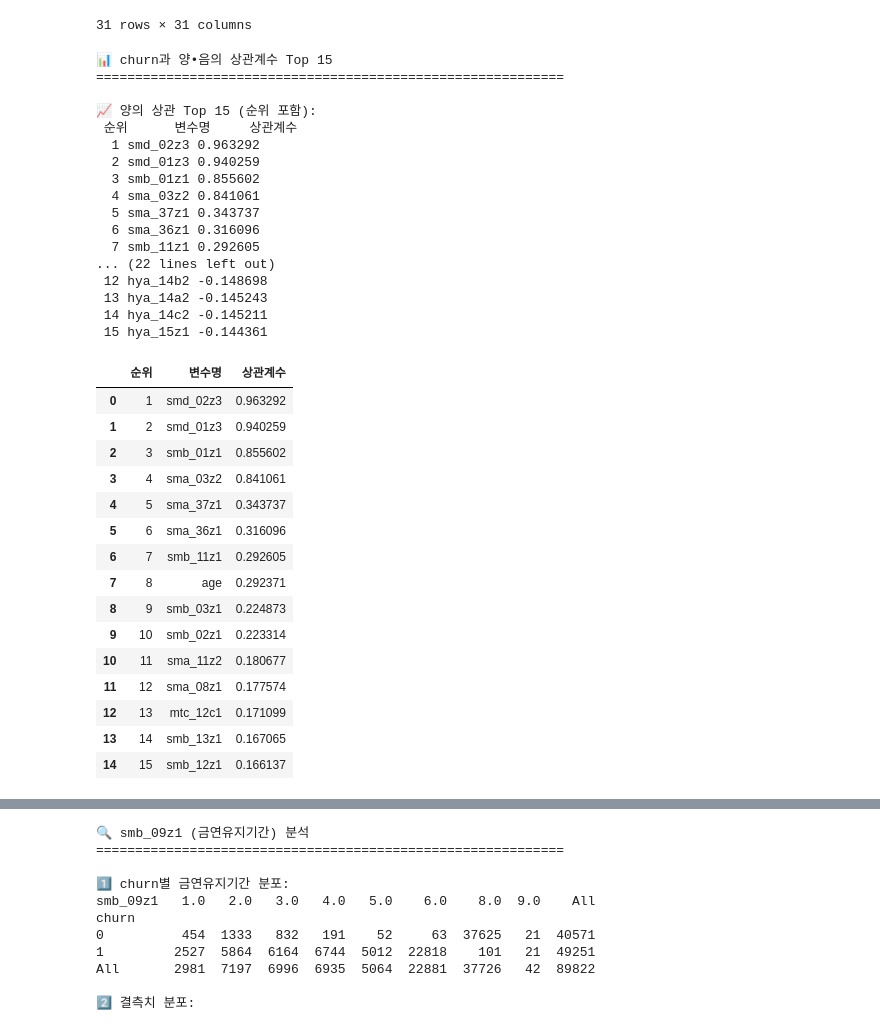
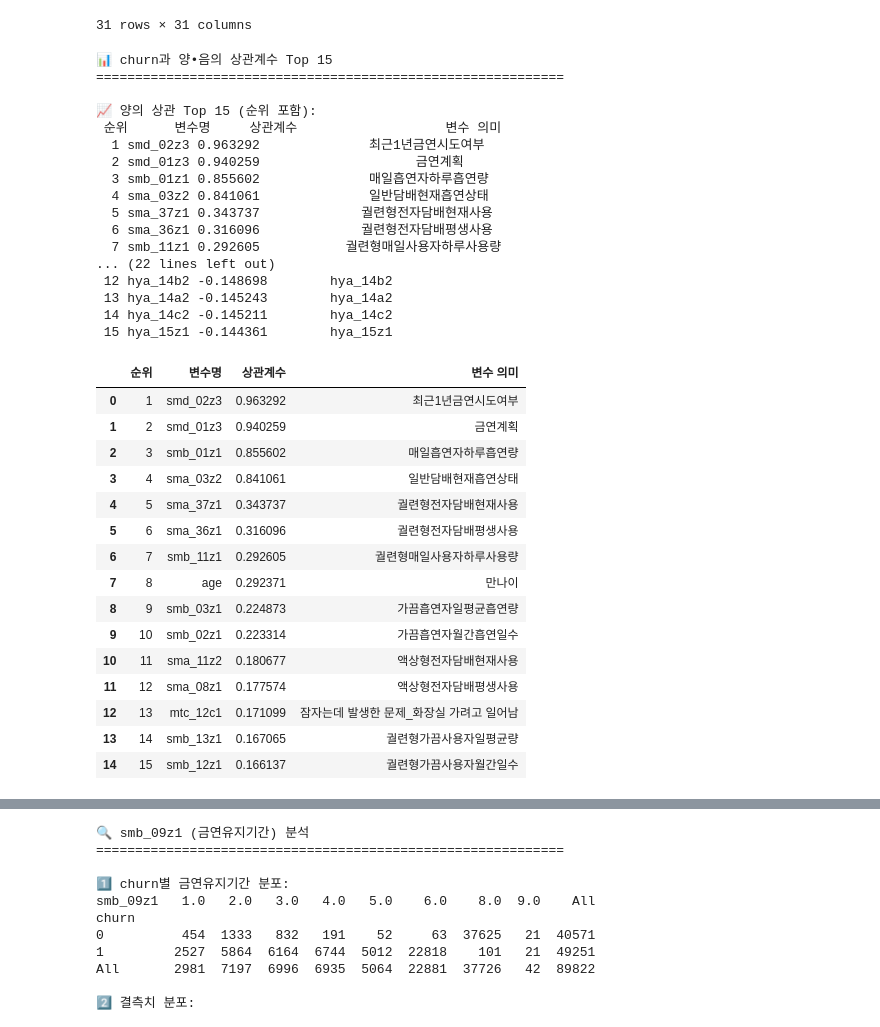
Before and after one commit to SKNetworks-AI19-250818/SKN19-2nd-2Team, a Jupyter notebook: notebooks/vfxpedia/eda/01_data_overview.ipynb, the cells around one changed output, grey strips where cells are left out. Drawn from its saved outputs; the diff is of its cells as text; code cells hidden in the pictures.

```diff
--- a/notebooks/vfxpedia/eda/01_data_overview.ipynb
+++ b/notebooks/vfxpedia/eda/01_data_overview.ipynb
@@ -62,11 +59,21 @@ data
 ### **Phase 0: 데이터 전체 이해**
 # %%
 # 라이브러리 임포트
+import sys
+import os
 import pandas as pd
 import numpy as np
 import matplotlib.pyplot as plt
 import seaborn as sns
 import warnings
+
+# 프로젝트 루트를 Python 경로에 추가
+project_root = os.path.abspath('../../..')
+if project_root not in sys.path:
+    sys.path.insert(0, project_root)
+
+# Variable Decoder 임포트
+from notebooks.vfxpedia.utils.variable_decoder import VariableDecoder
 
 # 설정
 warnings.filterwarnings('ignore')
@@ -77,5 +84,9 @@ sns.set_palette("husl")
 # 데이터 로드
 data = pd.read_csv("../../../data/analy_data.csv")
 print("✅ 데이터 로드 완료")
+
+# VariableDecoder 초기화
+decoder = VariableDecoder()
+print("✅ Variable Decoder 초기화 완료")
 # %% [output]
 ✅ 데이터 로드 완료
@@ -476,58 +491,62 @@ print("=" * 60)
 
 # 양의 상관 DataFrame 생성
 positive_df = pd.DataFrame({
     '상관계수': positive_corr.head(n + 1)[1:]
 }).reset_index()
 positive_df.columns = ['변수명', '상관계수']
 positive_df.insert(0, '순위', range(1, len(positive_df) + 1))
+# 변수 라벨 추가
+positive_df['변수 의미'] = positive_df['변수명'].apply(lambda x: decoder.get_variable_label(x))
 
 # 음의 상관 DataFrame 생성
 negative_df = pd.DataFrame({
     '상관계수': negative_corr.head(n)
 }).reset_index()
 negative_df.columns = ['변수명', '상관계수']
 negative_df.insert(0, '순위', range(1, len(negative_df) + 1))
+# 변수 라벨 추가
+negative_df['변수 의미'] = negative_df['변수명'].apply(lambda x: decoder.get_variable_label(x))
 
 print("\n📈 양의 상관 Top 15 (순위 포함):")
 print(positive_df.to_string(index=False))
 
 print("\n📉 음의 상관 Top 15 (순위 포함):")
 print(negative_df.to_string(index=False))
 
 
 display(positive_df)
 display(negative_df)
 # %% [output]
 📊 churn과 양•음의 상관계수 Top 15
 ============================================================
 
 📈 양의 상관 Top 15 (순위 포함):
- 순위      변수명     상관계수
-  1 smd_02z3 0.963292
-  2 smd_01z3 0.940259
-  3 smb_01z1 0.855602
-  4 sma_03z2 0.841061
-  5 sma_37z1 0.343737
-  6 sma_36z1 0.316096
-  7 smb_11z1 0.292605
+ 순위      변수명     상관계수                   변수 의미
+  1 smd_02z3 0.963292              최근1년금연시도여부
+  2 smd_01z3 0.940259                    금연계획
+  3 smb_01z1 0.855602              매일흡연자하루흡연량
+  4 sma_03z2 0.841061              일반담배현재흡연상태
+  5 sma_37z1 0.343737             궐련형전자담배현재사용
+  6 sma_36z1 0.316096             궐련형전자담배평생사용
+  7 smb_11z1 0.292605           궐련형매일사용자하루사용량
 ... (22 lines left out)
- 12 hya_14b2 -0.148698
- 13 hya_14a2 -0.145243
- 14 hya_14c2 -0.145211
- 15 hya_15z1 -0.144361
+ 12 hya_14b2 -0.148698        hya_14b2
+ 13 hya_14a2 -0.145243        hya_14a2
+ 14 hya_14c2 -0.145211        hya_14c2
+ 15 hya_15z1 -0.144361        hya_15z1
-|  | 순위 | 변수명 | 상관계수 |
-| 0 | 1 | smd_02z3 | 0.963292 |
-| 1 | 2 | smd_01z3 | 0.940259 |
-| 2 | 3 | smb_01z1 | 0.855602 |
-| 3 | 4 | sma_03z2 | 0.841061 |
-| 4 | 5 | sma_37z1 | 0.343737 |
-| 5 | 6 | sma_36z1 | 0.316096 |
-| 6 | 7 | smb_11z1 | 0.292605 |
-| 7 | 8 | age | 0.292371 |
-| 8 | 9 | smb_03z1 | 0.224873 |
-| 9 | 10 | smb_02z1 | 0.223314 |
-| 10 | 11 | sma_11z2 | 0.180677 |
-| 11 | 12 | sma_08z1 | 0.177574 |
-| 12 | 13 | mtc_12c1 | 0.171099 |
-| 13 | 14 | smb_13z1 | 0.167065 |
-| 14 | 15 | smb_12z1 | 0.166137 |
+|  | 순위 | 변수명 | 상관계수 | 변수 의미 |
+| 0 | 1 | smd_02z3 | 0.963292 | 최근1년금연시도여부 |
+| 1 | 2 | smd_01z3 | 0.940259 | 금연계획 |
+| 2 | 3 | smb_01z1 | 0.855602 | 매일흡연자하루흡연량 |
+| 3 | 4 | sma_03z2 | 0.841061 | 일반담배현재흡연상태 |
+| 4 | 5 | sma_37z1 | 0.343737 | 궐련형전자담배현재사용 |
+| 5 | 6 | sma_36z1 | 0.316096 | 궐련형전자담배평생사용 |
+| 6 | 7 | smb_11z1 | 0.292605 | 궐련형매일사용자하루사용량 |
+| 7 | 8 | age | 0.292371 | 만나이 |
+| 8 | 9 | smb_03z1 | 0.224873 | 가끔흡연자일평균흡연량 |
+| 9 | 10 | smb_02z1 | 0.223314 | 가끔흡연자월간흡연일수 |
+| 10 | 11 | sma_11z2 | 0.180677 | 액상형전자담배현재사용 |
+| 11 | 12 | sma_08z1 | 0.177574 | 액상형전자담배평생사용 |
+| 12 | 13 | mtc_12c1 | 0.171099 | 잠자는데 발생한 문제_화장실 가려고 일어남 |
+| 13 | 14 | smb_13z1 | 0.167065 | 궐련형가끔사용자일평균량 |
+| 14 | 15 | smb_12z1 | 0.166137 | 궐련형가끔사용자월간일수 |
```
Also changed, not shown: parts of 10 cells of this notebook, 47 other files.
